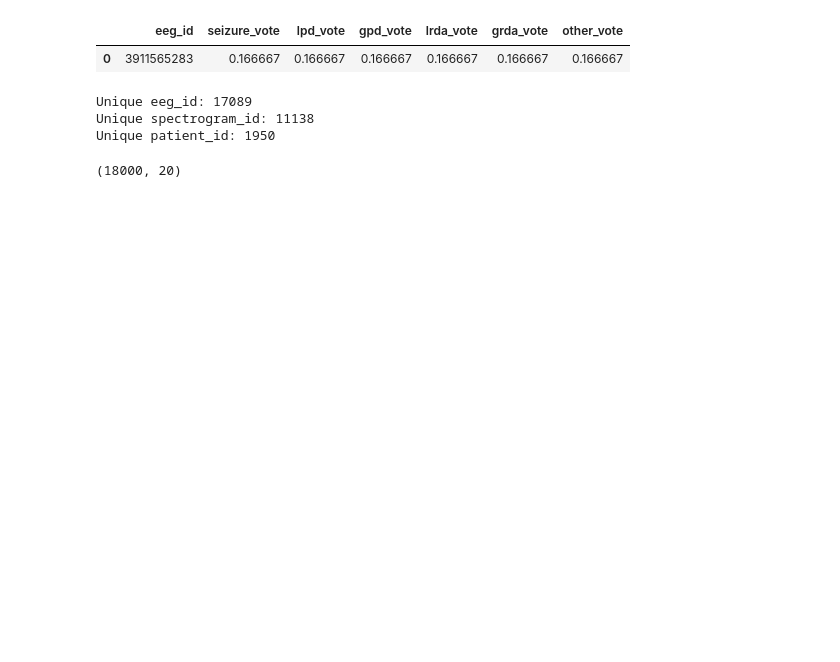
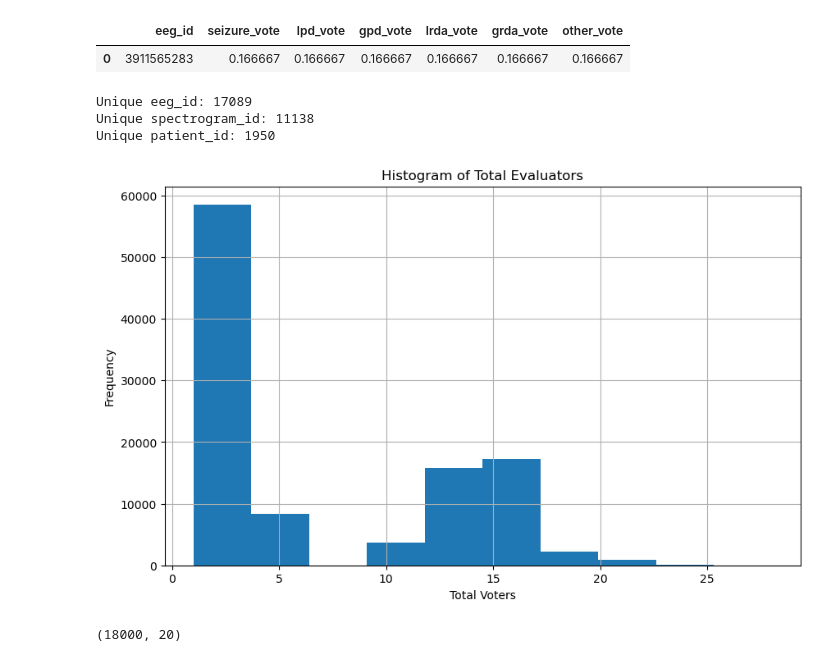
Before and after one commit to AzimuthLI/kaggle_hms, a Jupyter notebook: notebooks/EDA.ipynb, the cells around one changed output. Saved outputs shown, nothing was run; the diff lists cells and outputs as text; code cells hidden in the pictures; blank space fills up the shorter version.

```diff
--- a/notebooks/EDA.ipynb
+++ b/notebooks/EDA.ipynb
@@ -4,8 +9,8 @@ import pandas as pd
 from pathlib import Path
 import matplotlib.pyplot as plt
 
-train_eeg_dir = Path('../train_eegs/')
-train_spectrogram_dir = Path('../train_spectrograms/')
+train_eeg_dir = Path('../inputs/hms-harmful-brain-activity-classification/train_eegs')
+train_spectrogram_dir = Path('../inputs/hms-harmful-brain-activity-classification/train_spectrograms/')
 
 test_dtypes={
     "eeg_label_offset_seconds": "Int64",
@@ -13,10 +18,10 @@ test_dtypes={
     "expert_consensus": "category"
     }
 
-train_df = pd.read_csv('../train.csv', dtype=test_dtypes)
+train_df = pd.read_csv('../inputs/hms-harmful-brain-activity-classification/train.csv', dtype=test_dtypes)
 display(train_df.head(10))
 
-submission_df = pd.read_csv('../sample_submission.csv')
+submission_df = pd.read_csv('../inputs/hms-harmful-brain-activity-classification/sample_submission.csv')
 display(submission_df.head())
 # %% [output]
 |  | eeg_id | eeg_sub_id | eeg_label_offset_seconds | spectrogram_id | spectrogram_sub_id | spectrogram_label_offset_seconds | ... |
@@ -40,6 +45,19 @@ print("Unique patient_id:", train_df['patient_id'].nunique())
 Unique eeg_id: 17089
 Unique spectrogram_id: 11138
 Unique patient_id: 1950
+# %%
+vote_cols = ['seizure_vote', 'lpd_vote', 'gpd_vote', 'lrda_vote', 'grda_vote', 'other_vote']
+train_df['total_voters'] = train_df[vote_cols].sum(axis=1)
+
+plt.figure(figsize=(10, 6))
+plt.hist(train_df['total_voters'], bins=10)
+plt.title('Histogram of Total Evaluators')
+plt.xlabel('Total Voters')
+plt.ylabel('Frequency')
+plt.grid(True)
+plt.show()
+# %% [output]
+[figure, added]
 # %%
 eeg_id = 1628180742
 eeg_df = pd.read_parquet(train_eeg_dir/f"{eeg_id}.parquet")
```
Also changed, not shown: parts of 1 cell of this notebook.
